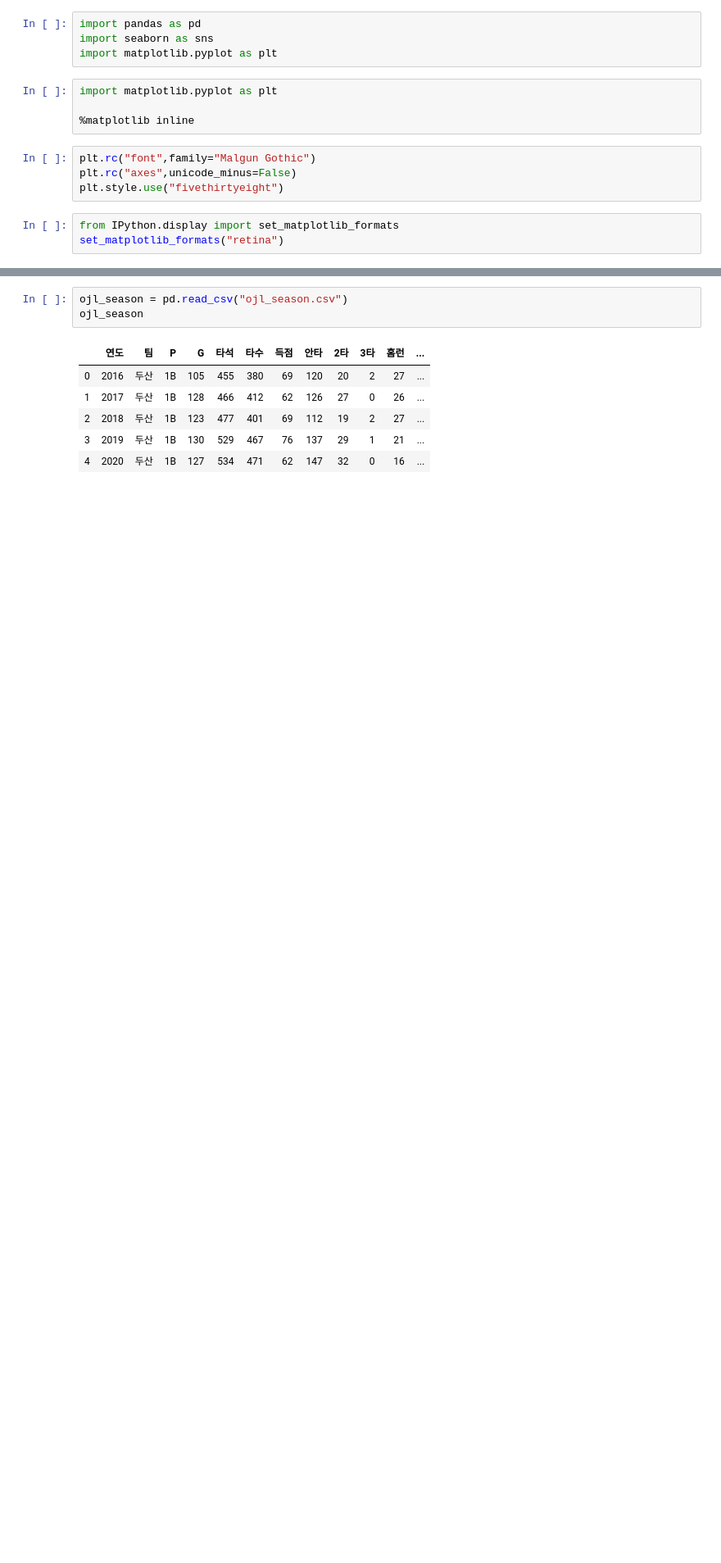
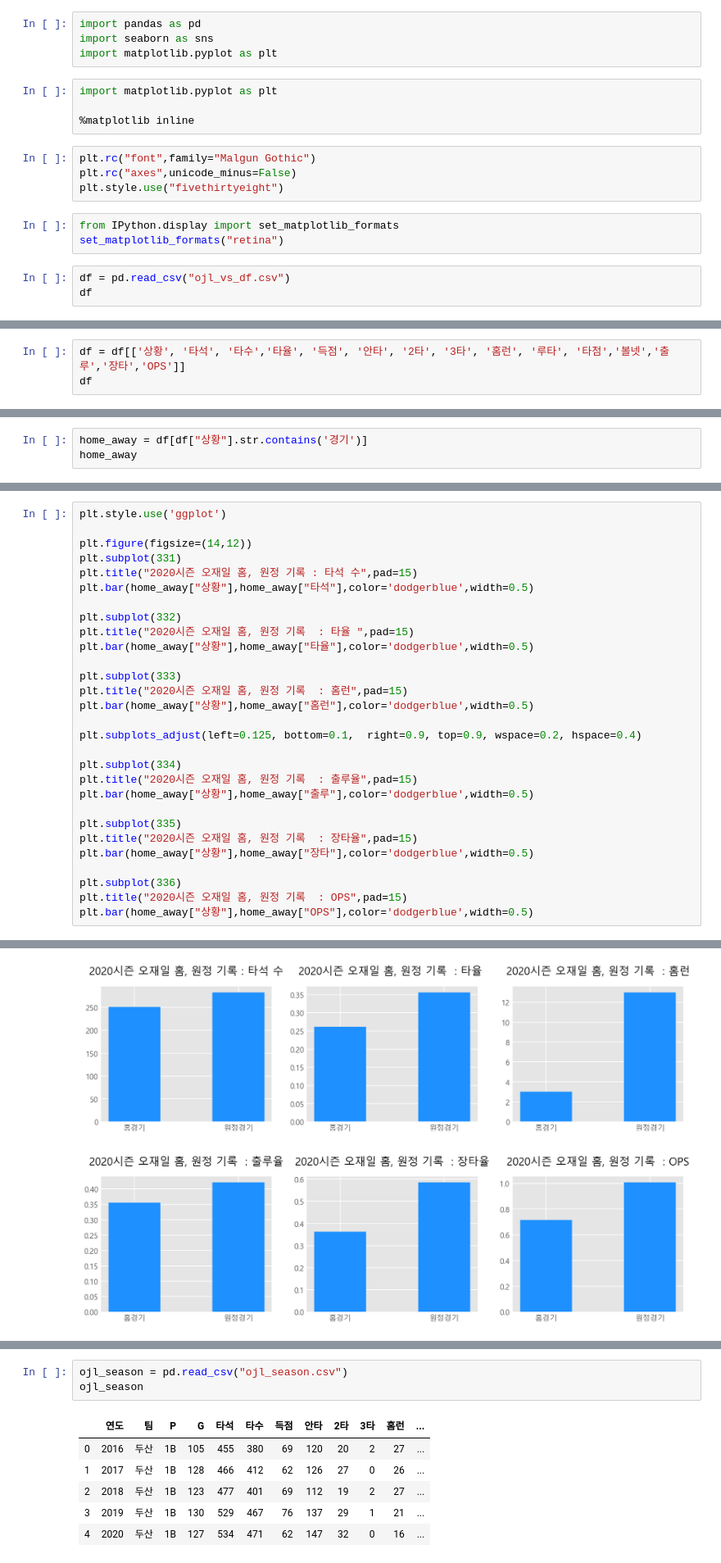
Before and after one commit to jeonprize/KBO-Analysis, a Jupyter notebook: OJL.ipynb, the cells around one changed output, grey strips where cells are left out. Shown: that part at 82% size. Saved outputs shown, nothing was run; the diff lists cells and outputs as text; blank space fills up the shorter version.

```diff
--- a/OJL.ipynb
+++ b/OJL.ipynb
@@ -16,3 +16,6 @@ plt.style.use("fivethirtyeight")
 # %%
 from IPython.display import set_matplotlib_formats
 set_matplotlib_formats("retina")
+# %%
+df = pd.read_csv("ojl_vs_df.csv")
+df
@@ -18,0 +41,3 @@ set_matplotlib_formats("retina")
+# %%
+df = df[['상황', '타석', '타수','타율', '득점', '안타', '2타', '3타', '홈런', '루타', '타점','볼넷','출루','장타','OPS']]
+df
@@ -18,0 +62,3 @@ set_matplotlib_formats("retina")
+# %%
+home_away = df[df["상황"].str.contains('경기')]
+home_away
@@ -18,0 +69,30 @@ set_matplotlib_formats("retina")
+# %%
+plt.style.use('ggplot')
+
+plt.figure(figsize=(14,12))
+plt.subplot(331)
+plt.title("2020시즌 오재일 홈, 원정 기록 : 타석 수",pad=15)
+plt.bar(home_away["상황"],home_away["타석"],color='dodgerblue',width=0.5)
+
+plt.subplot(332)
+plt.title("2020시즌 오재일 홈, 원정 기록  : 타율 ",pad=15)
+plt.bar(home_away["상황"],home_away["타율"],color='dodgerblue',width=0.5)
+
+plt.subplot(333)
+plt.title("2020시즌 오재일 홈, 원정 기록  : 홈런",pad=15)
+plt.bar(home_away["상황"],home_away["홈런"],color='dodgerblue',width=0.5)
+
+plt.subplots_adjust(left=0.125, bottom=0.1,  right=0.9, top=0.9, wspace=0.2, hspace=0.4)
+
+plt.subplot(334)
+plt.title("2020시즌 오재일 홈, 원정 기록  : 출루율",pad=15)
+plt.bar(home_away["상황"],home_away["출루"],color='dodgerblue',width=0.5)
+
+plt.subplot(335)
+plt.title("2020시즌 오재일 홈, 원정 기록  : 장타율",pad=15)
+plt.bar(home_away["상황"],home_away["장타"],color='dodgerblue',width=0.5)
+
+plt.subplot(336)
+plt.title("2020시즌 오재일 홈, 원정 기록  : OPS",pad=15)
+plt.bar(home_away["상황"],home_away["OPS"],color='dodgerblue',width=0.5)
+# %% [output]
@@ -18,0 +100 @@ set_matplotlib_formats("retina")
+[figure, added]
```
Also changed, not shown: parts of 7 cells of this notebook.
